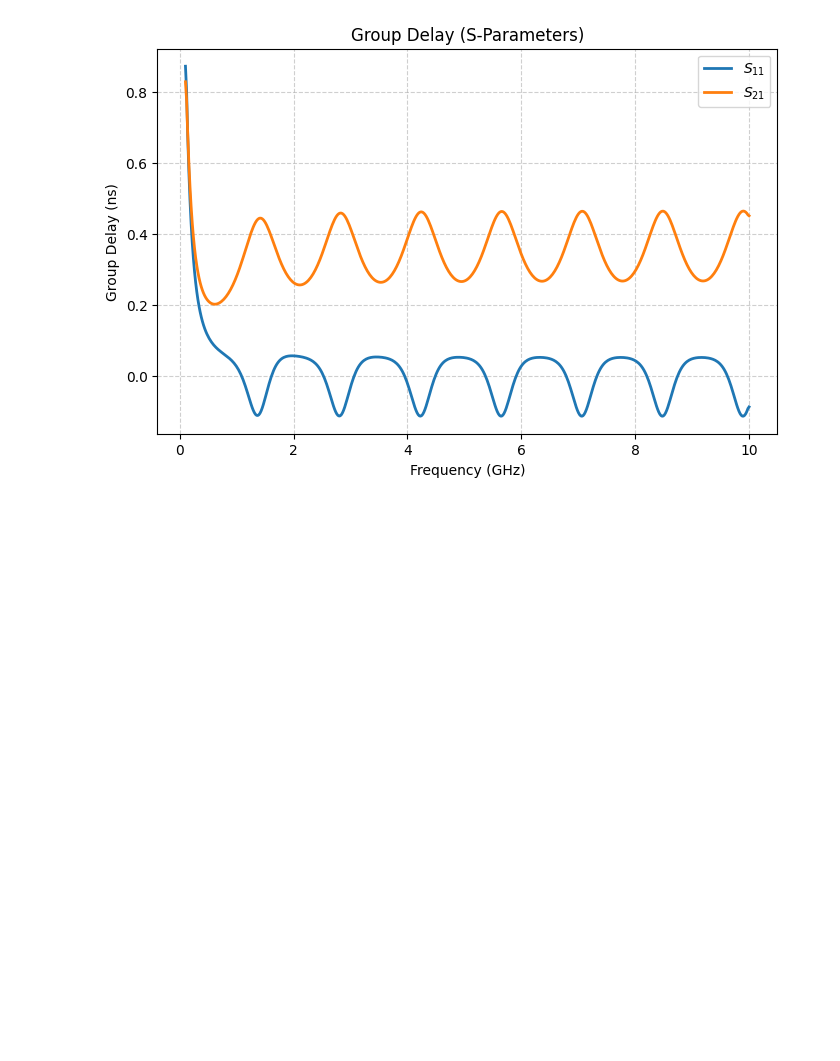
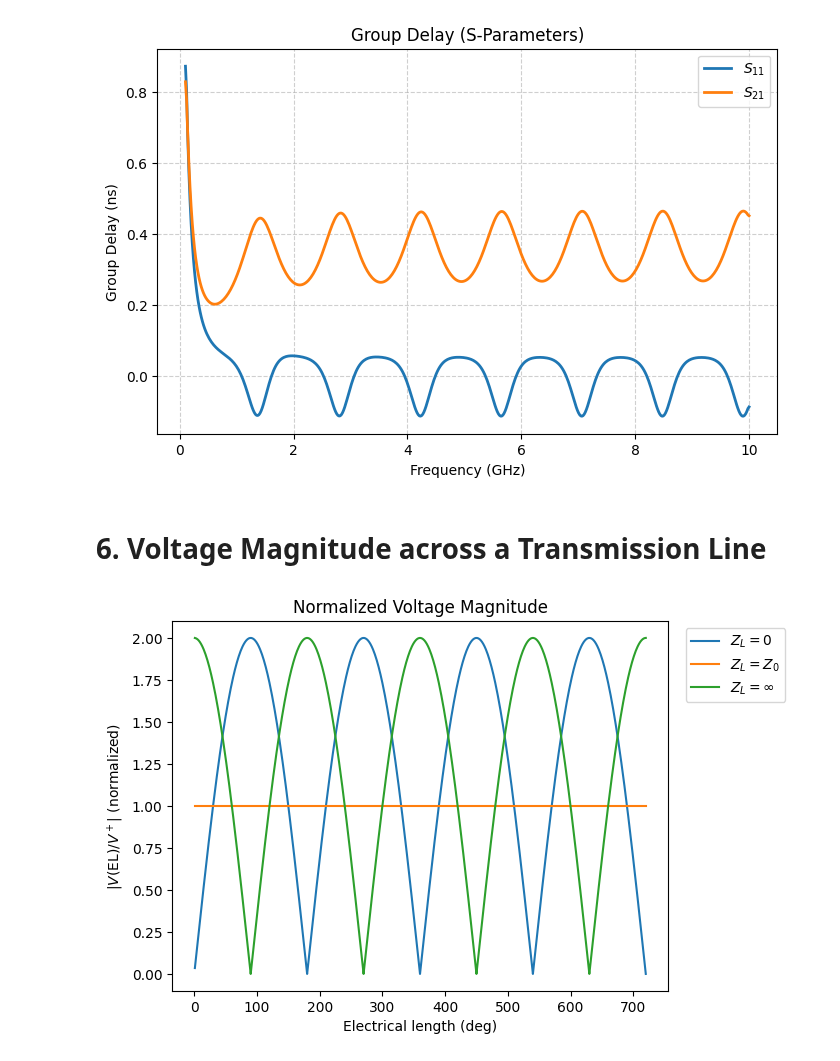
Before and after one commit to anthonyjlee377/spite, a Jupyter notebook: SPITE_examples.ipynb, the cells around one changed output. Cells and saved outputs as stored; diff of their text form; code cells hidden in the pictures; blank space fills up the shorter version.

```diff
--- a/SPITE_examples.ipynb
+++ b/SPITE_examples.ipynb
@@ -105,3 +105,40 @@ lossy.plot_group_delay(port_indices=[(1, 1), (2, 1)])
 [figure]
 [figure]
 [figure]
+# %% [markdown]
+# 6. Voltage Magnitude across a Transmission Line
+# %%
+f0 = 1e9
+Z0 = 50 # characteristic and reference impedance
+
+# normalized voltage amplitude at distance=d away from the load
+# k = 2pi/lambda, d = [0, 2*lambda] -> Electrical length = k*d = [0, 4*pi], which corresponds to [0, 720]
+# as of 0.1.2, EL = 0 causes RuntimeWarning: divide by zero encountered in divide Zin = -1j * Zc / np.tan(theta)
+EL = np.linspace(1, 720, 720)
+V_mag = [[],[],[]]
+for EL_deg in EL: # for each electrical length that corresponds to a distance from the load
+    # ZL = 0 (short)
+    tline_short = sp.net1p_tline_short(f=f0, f0=f0, EL_deg= EL_deg, Zc = Z0)
+    # ZL = Z0 (matched)
+    tline_matched = sp.net2p_tline_series(f=f0, f0=f0, EL_deg= EL_deg, Zc = Z0) @ sp.net1p_R(f=f0, R=Z0)
+    # ZL = \infty (open)
+    tline_open = sp.net1p_tline_open(f=f0, f0=f0, EL_deg= EL_deg, Zc = Z0)
+
+    # |V/V^+| = |1 + \Gamma| = |1 + S_{11}|
+    V_mag[0].append(np.abs(1+tline_short.S11(f0)))
+    V_mag[1].append(np.abs(1+tline_matched.S11(f0)))
+    V_mag[2].append(np.abs(1+tline_open.S11(f0)))
+
+fig, ax = plt.subplots()
+ax.plot(EL, V_mag[0], label=r'$Z_L=0$')
+ax.plot(EL, V_mag[1], label=r'$Z_L=Z_0$')
+ax.plot(EL, V_mag[2], label=r'$Z_L=\infty$')
+ax.legend(bbox_to_anchor=(1.25, 1), loc='upper right')
+ax.set_xlabel('Electrical length (deg)')
+ax.set_ylabel(r'$|V(\text{EL})/V^+|$ (normalized)')
+ax.set_title(rf'Normalized Voltage Magnitude')
+
+#fig.tight_layout()
+plt.show()
+# %% [output]
+[figure, added]
```
